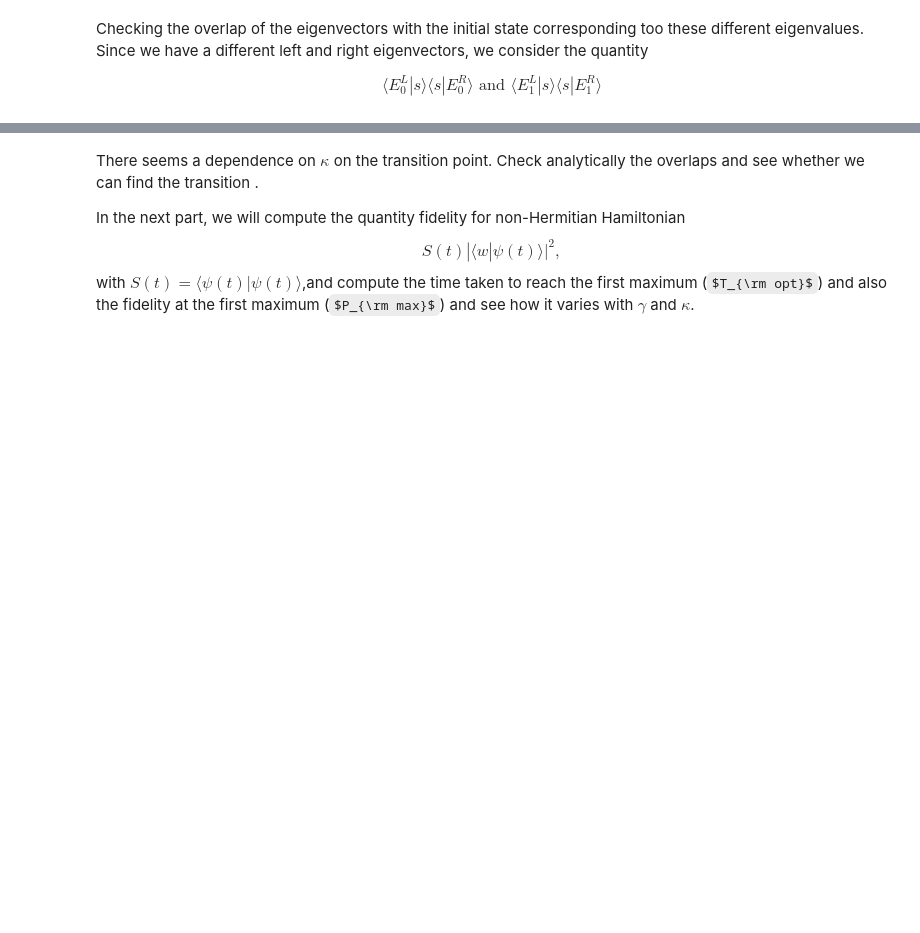
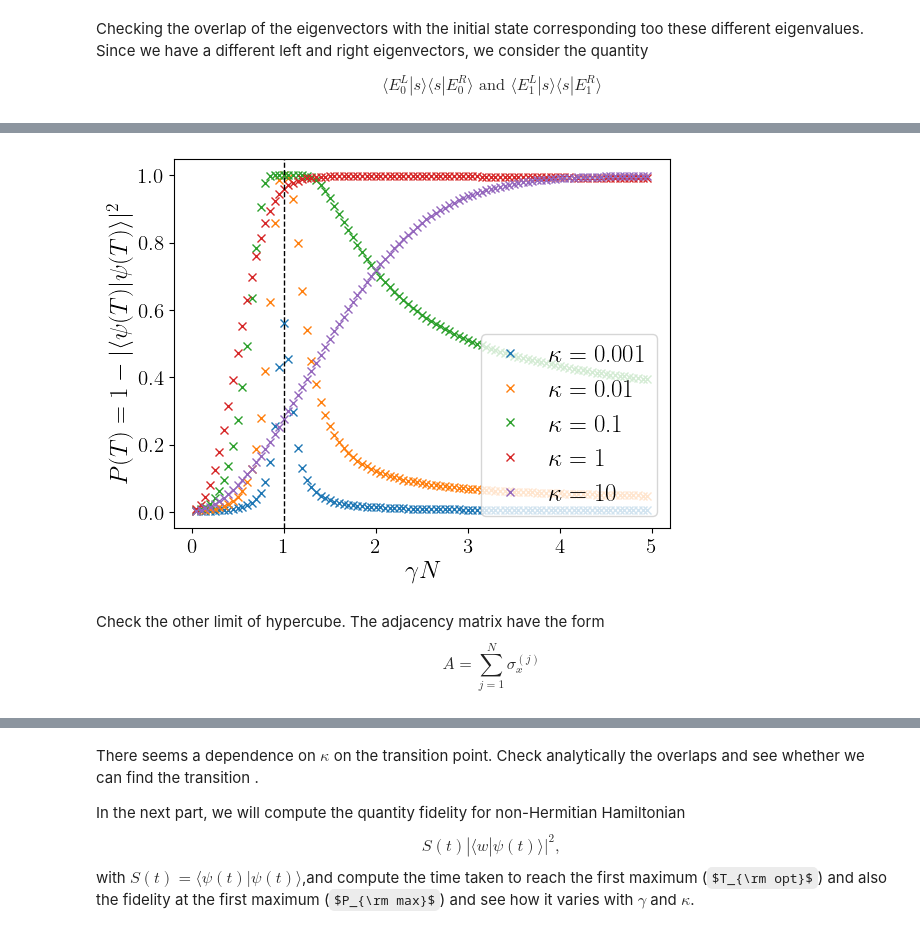
Before and after one commit to sayanr5834/non-Hermitian_QS, a Jupyter notebook: NH_quantum_walker.ipynb, the cells around one changed output, grey strips where cells are left out. Cells and saved outputs as stored; diff of their text form; code cells hidden in the pictures; some formulas as TeX source; blank space fills up the shorter version.

Commit message:
added code of hypercube

```diff
--- a/NH_quantum_walker.ipynb
+++ b/NH_quantum_walker.ipynb
@@ -295,0 +370,20 @@ plt.show()
+# %%
+plt.plot(gamma*N, P_T0,'x',label = f'$\kappa=$ {kappa[0]}')
+plt.plot(gamma*N, P_T1,'x',label = f'$\kappa=$ {kappa[1]}')
+plt.plot(gamma*N, P_T2,'x',label = f'$\kappa=$ {kappa[2]}')
+plt.plot(gamma*N, P_T3,'x',label = f'$\kappa=$ {kappa[3]}')
+plt.plot(gamma*N, P_T4,'x',label = f'$\kappa=$ {kappa[4]}')
+
+
+plt.axvline(1.0,linestyle = '--',color = 'k',linewidth =1)
+
+plt.legend(loc = 'lower right', frameon = True)
+plt.xlabel(r'$\gamma N$')
+plt.ylabel(r'$P(T) =  1 - |\langle \psi(T)|\psi(T) \rangle|^2$')
+plt.savefig('det_prob_diff_kappa.pdf',bbox_inches = 'tight')
+plt.show()
+# %% [output]
+[figure, added]
+# %% [markdown]
+Check the other limit of hypercube. The adjacency matrix have the form
+$$A = \sum_{j=1}^{N} \sigma_x^{(j)}$$
```
Also changed, not shown: parts of 15 cells of this notebook.
